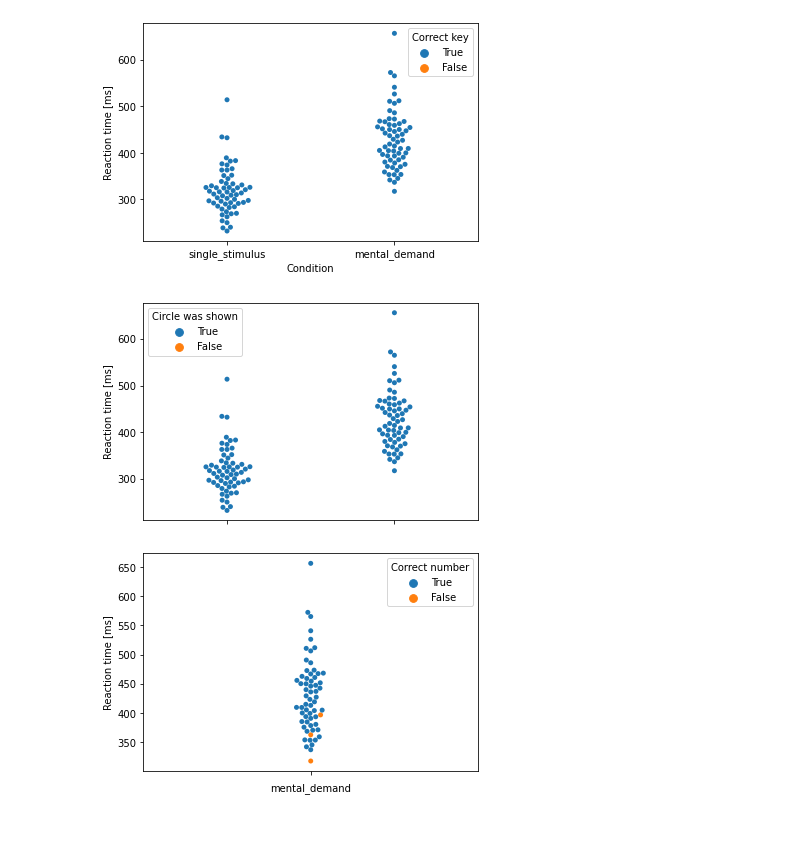
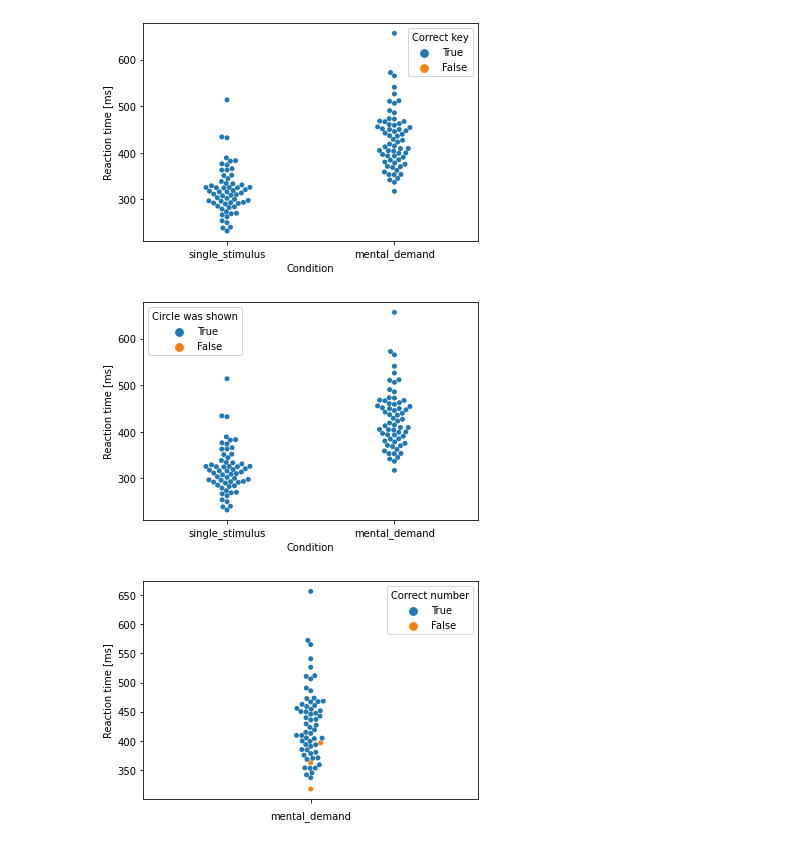
Before and after one commit to ITT-21SS-UR/assignment-03-sc, a Jupyter notebook: reaction_time_experiment/reaction_time_experiment.ipynb, the cells around one changed output. Drawn from its saved outputs; the diff is of its cells as text; code cells hidden in the pictures.

```diff
--- a/reaction_time_experiment/reaction_time_experiment.ipynb
+++ b/reaction_time_experiment/reaction_time_experiment.ipynb
@@ -286,17 +286,17 @@ plt.show()
 # %%
 plot_circle_shown = sns.swarmplot(
     data = reaction_time_results,
     y = "reaction_time_in_ms",
     x = "condition",
     hue = "is_circle_shown",
     hue_order = [True, False]
 )
-plot_circle_shown.set(xlabel = "", ylabel = "Reaction time [ms]", xticklabels = [])
+plot_circle_shown.set(xlabel = "Condition", ylabel = "Reaction time [ms]")
 plot_circle_shown.legend(title = "Circle was shown")
 
 plt.show()
 # %% [output]
-[figure, old version]
+[figure, new version]
 # %%
 plot_correct_number = sns.swarmplot(
     data = reaction_time_results[(reaction_time_results['condition'] == 'mental_demand')],
```
Also changed, not shown: parts of 1 cell of this notebook, 1 other file.
